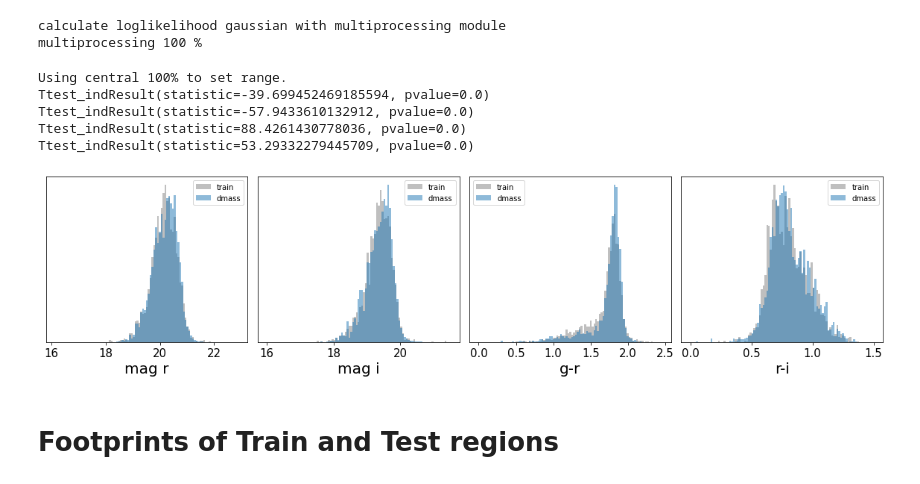
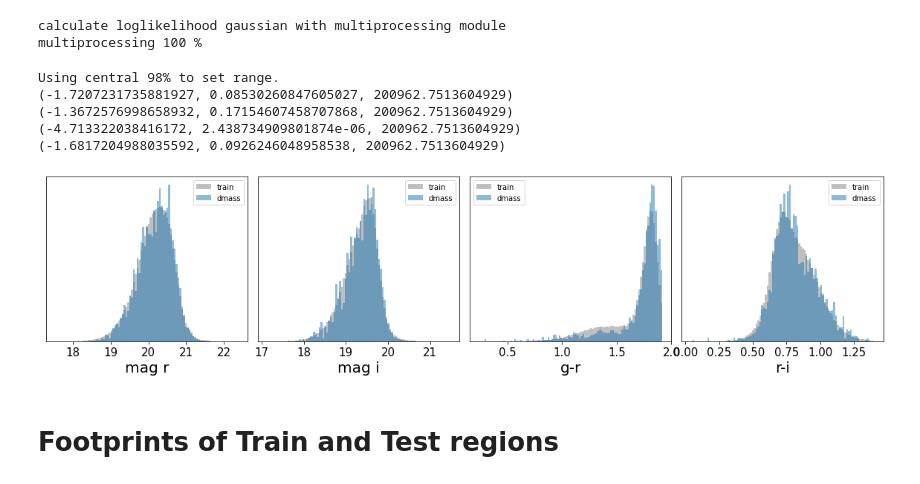
Before and after one commit to sujeong-lee/DMASS, a Jupyter notebook: code_py3/DMASS_tutorial_notebook.ipynb, the cells around one changed output. Cells and saved outputs as stored; diff of their text form; code cells hidden in the pictures.

```diff
--- a/code_py3/DMASS_tutorial_notebook.ipynb
+++ b/code_py3/DMASS_tutorial_notebook.ipynb
@@ -188,7 +188,7 @@ err = ['SOF_CM_MAG_ERR', 'SOF_CM_MAG_ERR']
 filter = ['G', 'R', 'I']
 
 # This generates four columns of cmass training sample. order : mag r, mag i, (g-r), (r-i)
-X_cmass_true, X_cmass_cov = mixing_color(clean_cmass_data_des_sub,
+X_cmass_true, X_cmass_cov = mixing_color(clean_cmass_data_des,
                 mag = mag, err=err, filter=filter,
                 no_zband = True )
 
@@ -242,6 +242,7 @@ cmass_pickle = outdir+'gauss_cmass.pkl'
 no_pickle = outdir+'gauss_no.pkl'
 clf_cmass = XD_fitting_X( None, None, pickleFileName = cmass_pickle)
 clf_no = XD_fitting_X( None, None, pickleFileName = no_pickle)
+cmass_fraction=float(open(outdir+'cmassfrac', 'r').readline())
 # %%
 # We will generate a random sample from the fitted model and compare the resulting samples with the training sample
 # If the model is correct, the random sample should match with the training sample
@@ -406,24 +407,25 @@ X_dmass, Xcov = mixing_color(gold_spt_test,
                 no_zband = True  )
 # %%
 weight_dmass = gold_spt_test['CMASS_PROB']
-doVisualization_1d(data=[X_cmass_true, X_dmass],
+doVisualization_1d(data=[X_sample_cmass, X_dmass],
                    weight = [None, weight_dmass],  # apply dmass weights
                    labels = ['mag r', 'mag i', 'g-r', 'r-i'],
                    ranges = None,
                    name = ['train', 'dmass'],
                    nbins=100)
 
 # Statistical significance tests
+from statsmodels.stats.weightstats import ttest_ind
 for i in range(4):
-    res = scipy.stats.ttest_ind(X_cmass_true[:,i], X_dmass[:,i])
+    res = ttest_ind(X_sample_cmass[:,i], X_dmass[:,i], weights=(None, weight_dmass))
     print(res)
 # %% [output]
-Using central 100% to set range.
-Ttest_indResult(statistic=-39.699452469185594, pvalue=0.0)
-Ttest_indResult(statistic=-57.9433610132912, pvalue=0.0)
-Ttest_indResult(statistic=88.4261430778036, pvalue=0.0)
-Ttest_indResult(statistic=53.29332279445709, pvalue=0.0)
+Using central 98% to set range.
+(-1.7207231735881927, 0.08530260847605027, 200962.7513604929)
+(-1.3672576998658932, 0.17154607458707868, 200962.7513604929)
+(-4.713322038416172, 2.438734909801874e-06, 200962.7513604929)
+(-1.6817204988035592, 0.0926246048958538, 200962.7513604929)
-[figure, old version]
+[figure, new version]
 # %% [markdown]
 # Footprints of Train and Test regions
 # %% [markdown]
```
Also changed, not shown: parts of 2 cells of this notebook.
